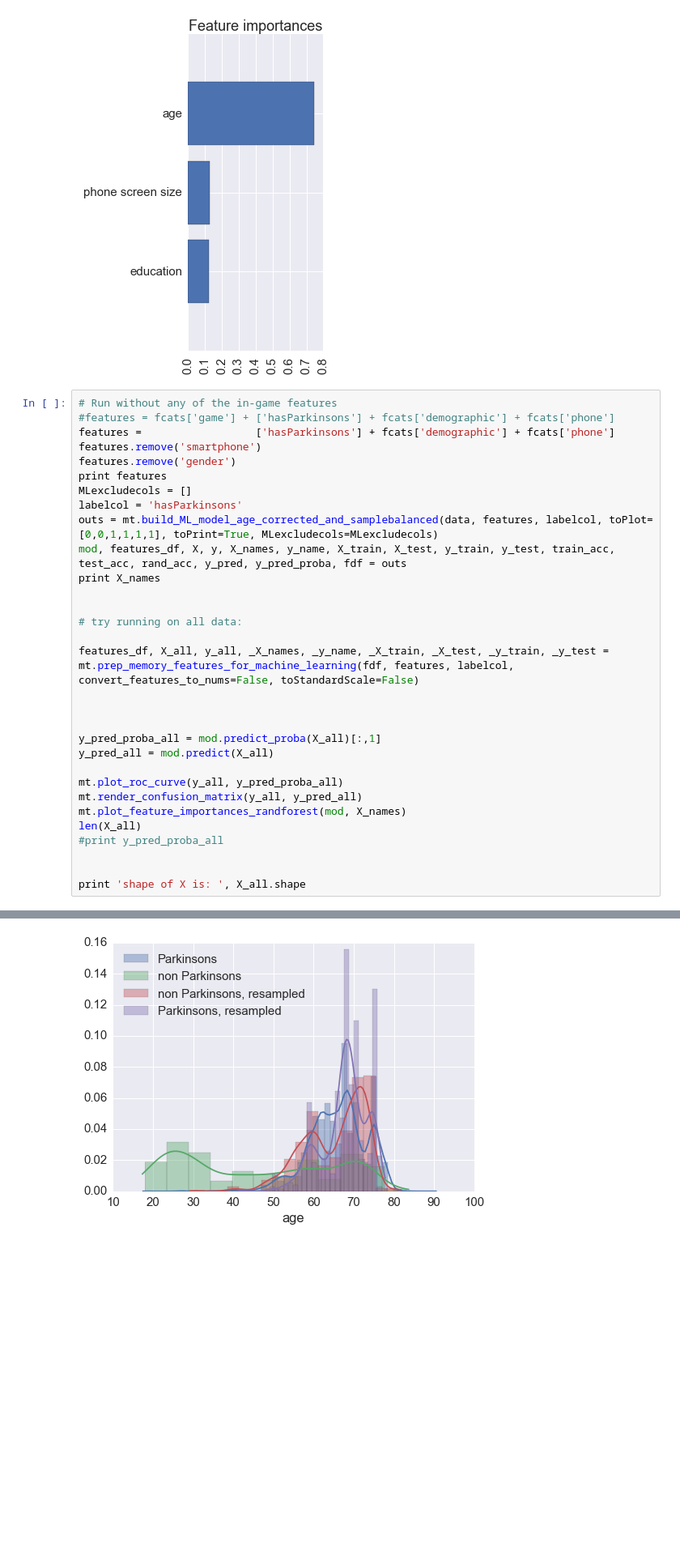
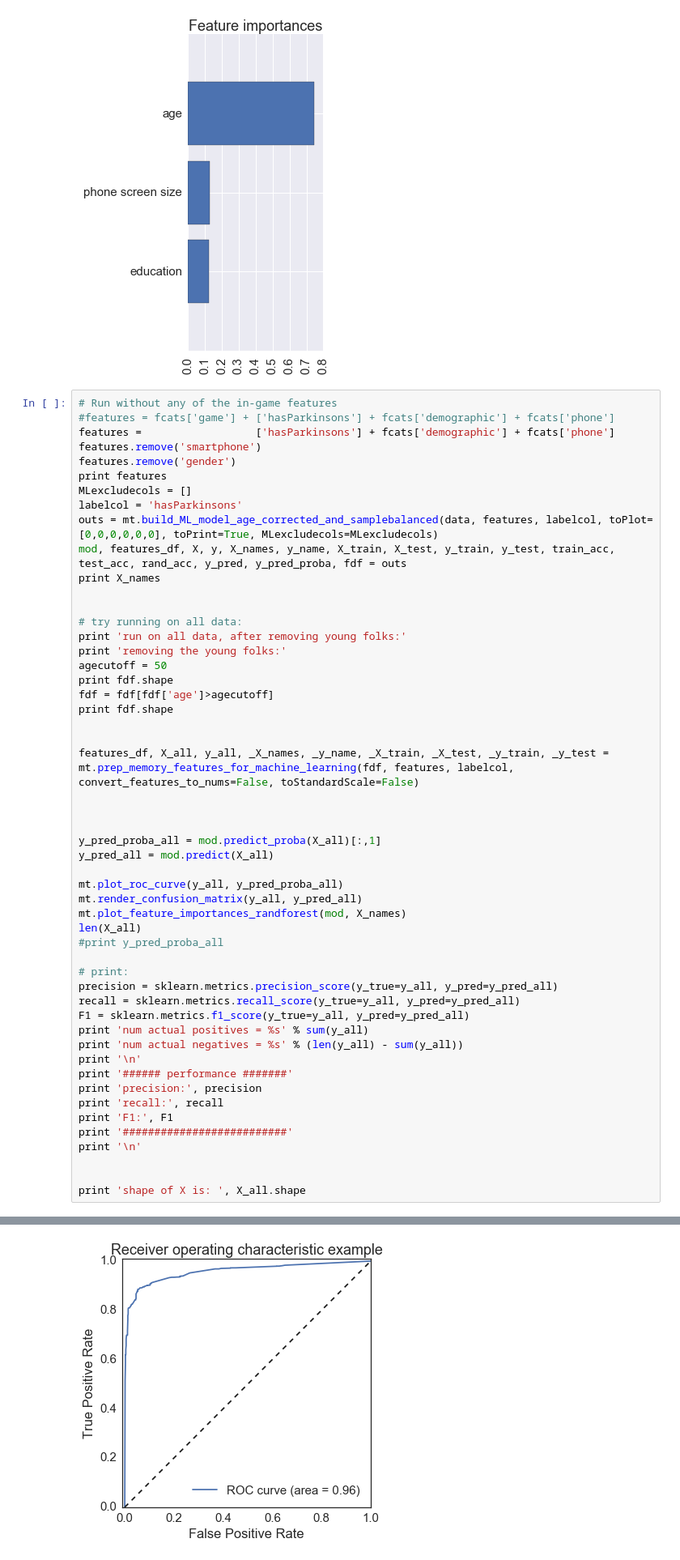
Before and after one commit to mattoby/mpower_memory, a Jupyter notebook: Memory_data_ML.ipynb, the cells around one changed output, grey strips where cells are left out. Shown at 81% size. Saved outputs shown, nothing was run; the diff lists cells and outputs as text; blank space fills up the shorter version.

```diff
--- a/Memory_data_ML.ipynb
+++ b/Memory_data_ML.ipynb
@@ -294,12 +295,19 @@ features.remove('gender')
 print features
 MLexcludecols = []
 labelcol = 'hasParkinsons'
-outs = mt.build_ML_model_age_corrected_and_samplebalanced(data, features, labelcol, toPlot=[0,0,1,1,1,1], toPrint=True, MLexcludecols=MLexcludecols)
+outs = mt.build_ML_model_age_corrected_and_samplebalanced(data, features, labelcol, toPlot=[0,0,0,0,0,0], toPrint=True, MLexcludecols=MLexcludecols)
 mod, features_df, X, y, X_names, y_name, X_train, X_test, y_train, y_test, train_acc, test_acc, rand_acc, y_pred, y_pred_proba, fdf = outs
 print X_names
 
 
 # try running on all data:
+print 'run on all data, after removing young folks:'
+print 'removing the young folks:'
+agecutoff = 50
+print fdf.shape
+fdf = fdf[fdf['age']>agecutoff]
+print fdf.shape
+
 
 features_df, X_all, y_all, _X_names, _y_name, _X_train, _X_test, _y_train, _y_test = mt.prep_memory_features_for_machine_learning(fdf, features, labelcol, convert_features_to_nums=False, toStandardScale=False)
 
@@ -314,6 +322,20 @@ mt.plot_feature_importances_randforest(mod, X_names)
 len(X_all)
 #print y_pred_proba_all
 
+# print:
+precision = sklearn.metrics.precision_score(y_true=y_all, y_pred=y_pred_all)
+recall = sklearn.metrics.recall_score(y_true=y_all, y_pred=y_pred_all)
+F1 = sklearn.metrics.f1_score(y_true=y_all, y_pred=y_pred_all)
+print 'num actual positives = %s' % sum(y_all)
+print 'num actual negatives = %s' % (len(y_all) - sum(y_all))
+print '\n'
+print '###### performance #######'
+print 'precision:', precision
+print 'recall:', recall
+print 'F1:', F1
+print '##########################'
+print '\n'
+
 
 print 'shape of X is: ', X_all.shape
 # %% [output]
@@ -326 +359 @@ na rows have been dropped (if there were any)
-[figure, old version]
+[figure, new version]
```
Also changed, not shown: parts of 2 cells of this notebook, 2 other files.
